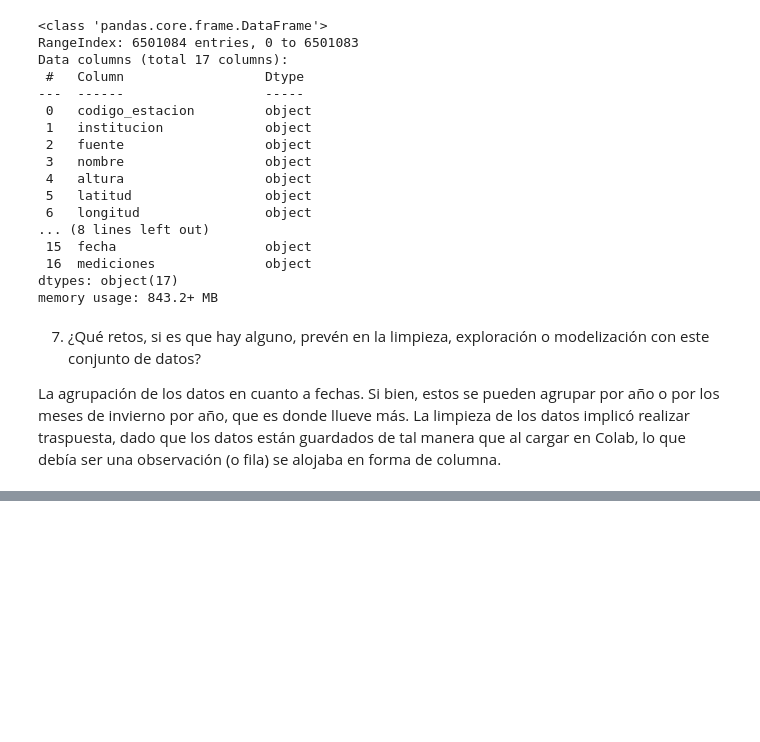
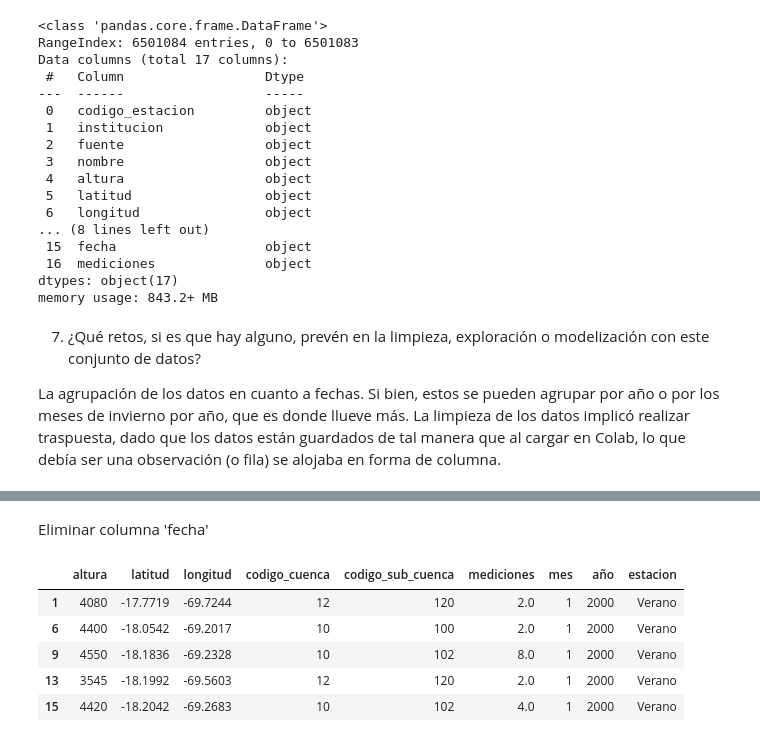
Before and after one commit to chernandezrojas1991/project-2-ml-precipitation-by-day-chile, a Jupyter notebook: project_2_ml_precipitation_by_day.ipynb, the cells around one changed output, grey strips where cells are left out. Drawn from its saved outputs; the diff is of its cells as text; code cells hidden in the pictures; blank space fills up the shorter version.

```diff
--- a/project_2_ml_precipitation_by_day.ipynb
+++ b/project_2_ml_precipitation_by_day.ipynb
@@ -99,0 +236,13 @@ La agrupación de los datos en cuanto a fechas. Si bien, estos se pueden agrupar
+# %% [markdown]
+Eliminar columna 'fecha'
+# %%
+df_precip_clean.drop(['fecha'], axis=1, inplace=True)
+#Verificar eliminación de columna fecha
+df_precip_clean.head()
+# %% [output]
+|  | altura | latitud | longitud | codigo_cuenca | codigo_sub_cuenca | mediciones | mes | año | estacion |
+| 1 | 4080 | -17.7719 | -69.7244 | 12 | 120 | 2.0 | 1 | 2000 | Verano |
+| 6 | 4400 | -18.0542 | -69.2017 | 10 | 100 | 2.0 | 1 | 2000 | Verano |
+| 9 | 4550 | -18.1836 | -69.2328 | 10 | 102 | 8.0 | 1 | 2000 | Verano |
+| 13 | 3545 | -18.1992 | -69.5603 | 12 | 120 | 2.0 | 1 | 2000 | Verano |
+| 15 | 4420 | -18.2042 | -69.2683 | 10 | 102 | 4.0 | 1 | 2000 | Verano |
```
Also changed, not shown: parts of 28 cells of this notebook.
